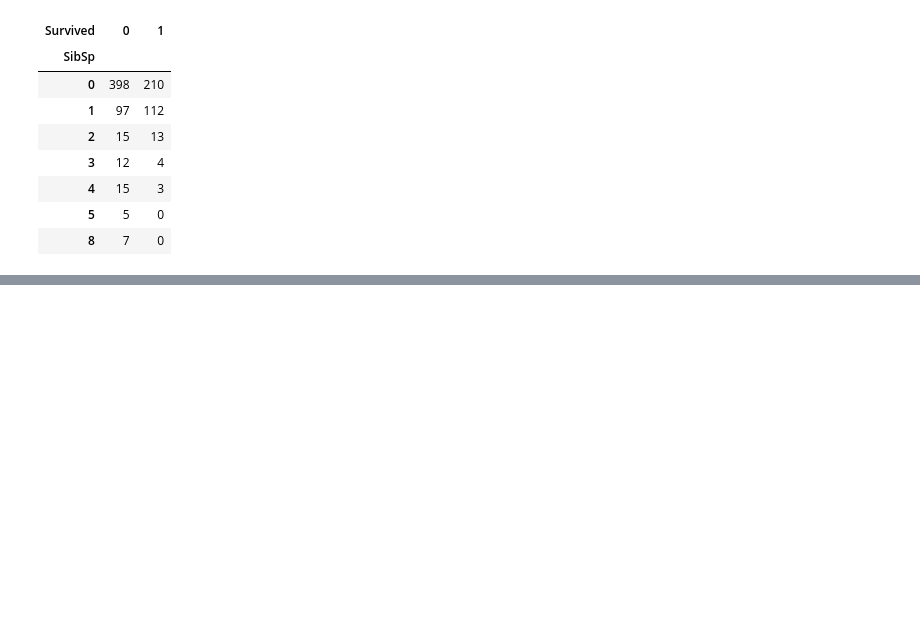
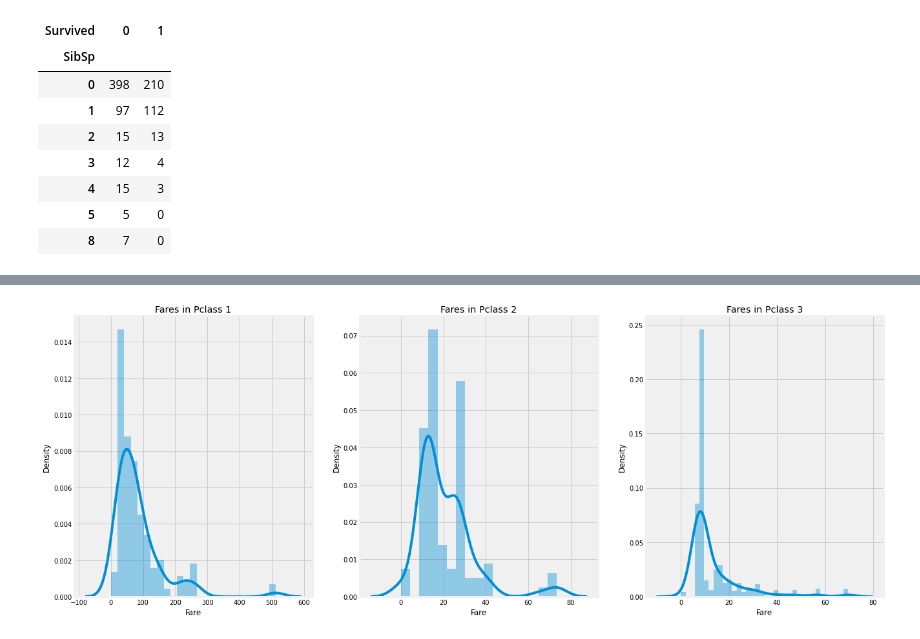
Before and after one commit to Library-of-jade/Kaggle_practice, a Jupyter notebook: level1/first/EDA_dietanic.ipynb, the cells around one changed output, grey strips where cells are left out. Cells and saved outputs as stored; diff of their text form; code cells hidden in the pictures; blank space fills up the shorter version.

```diff
--- a/level1/first/EDA_dietanic.ipynb
+++ b/level1/first/EDA_dietanic.ipynb
@@ -234,0 +284,11 @@ pd.crosstab(data.SibSp,data.Survived).style.background_gradient(cmap='summer_r')
+# %%
+f, ax = plt.subplots(1,3, figsize = (20,8))
+sns.distplot(data[data['Pclass']==1].Fare,ax=ax[0])
+ax[0].set_title('Fares in Pclass 1')
+sns.distplot(data[data['Pclass']==2].Fare,ax=ax[1])
+ax[1].set_title('Fares in Pclass 2')
+sns.distplot(data[data['Pclass']==3].Fare,ax=ax[2])
+ax[2].set_title('Fares in Pclass 3')
+plt.show()
+# %% [output]
+[figure, added]
```
Also changed, not shown: parts of 20 cells of this notebook.
